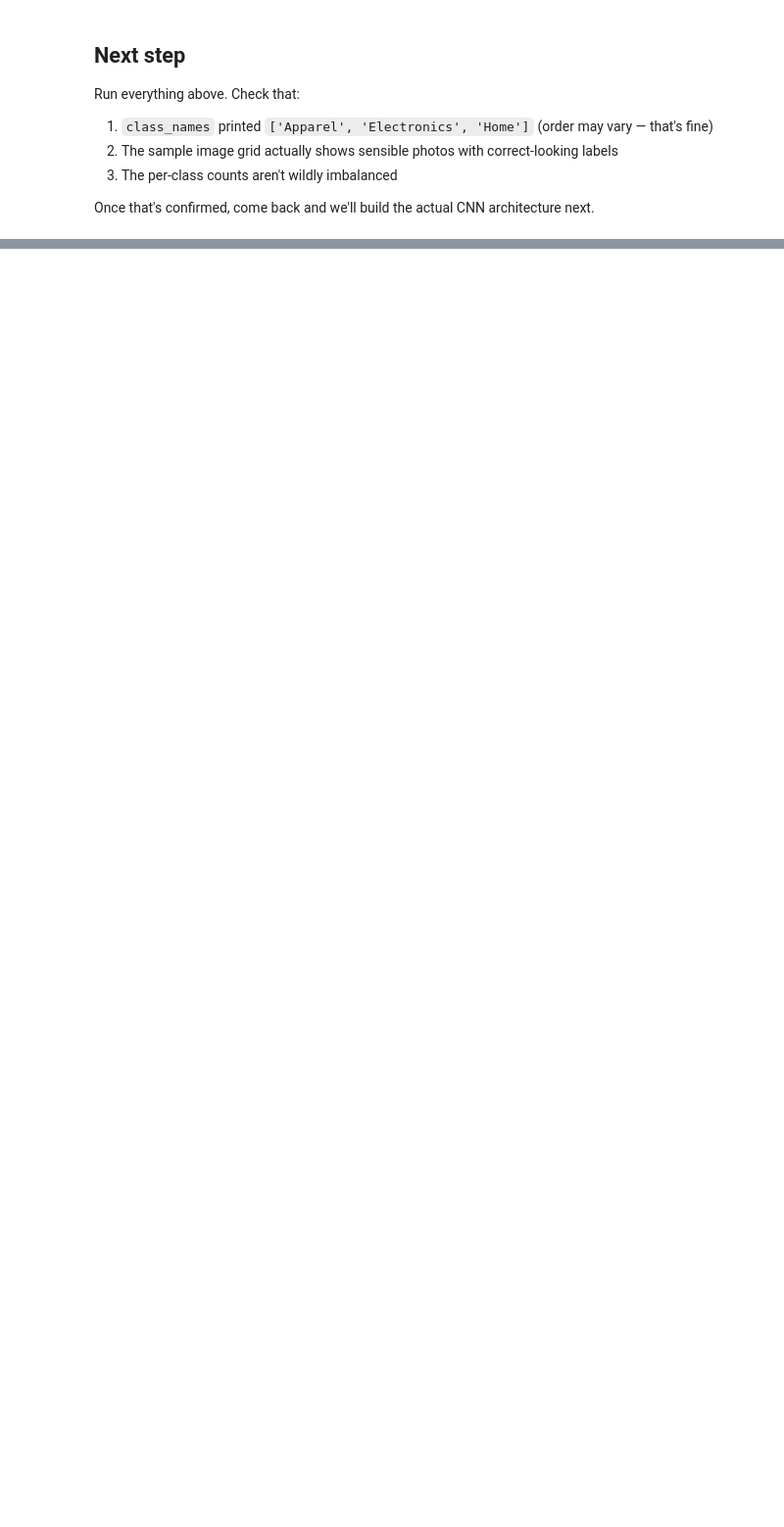
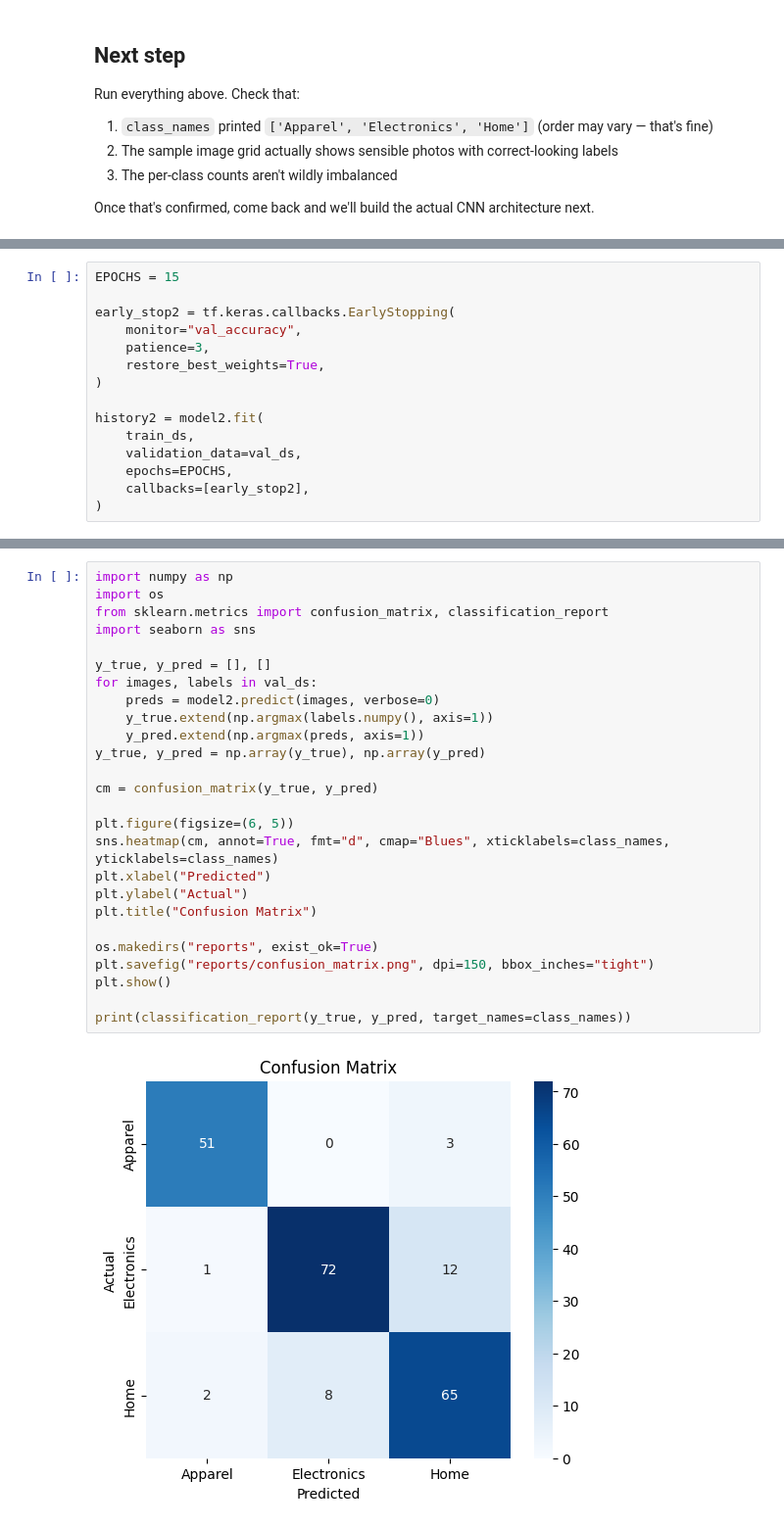
Before and after one commit to abazzzdeep/product-image-classifier, a Jupyter notebook: notebooks/01_train_classifier.ipynb, the cells around one changed output, grey strips where cells are left out. Shown at 98% size. Cells and saved outputs as stored; diff of their text form; blank space fills up the shorter version.

```diff
--- a/notebooks/01_train_classifier.ipynb
+++ b/notebooks/01_train_classifier.ipynb
@@ -128,0 +353,15 @@ Once that's confirmed, come back and we'll build the actual CNN architecture nex
+# %%
+EPOCHS = 15
+
+early_stop2 = tf.keras.callbacks.EarlyStopping(
+    monitor="val_accuracy",
+    patience=3,
+    restore_best_weights=True,
+)
+
+history2 = model2.fit(
+    train_ds,
+    validation_data=val_ds,
+    epochs=EPOCHS,
+    callbacks=[early_stop2],
+)
@@ -128,0 +400,28 @@ Once that's confirmed, come back and we'll build the actual CNN architecture nex
+# %%
+import numpy as np
+import os
+from sklearn.metrics import confusion_matrix, classification_report
+import seaborn as sns
+
+y_true, y_pred = [], []
+for images, labels in val_ds:
+    preds = model2.predict(images, verbose=0)
+    y_true.extend(np.argmax(labels.numpy(), axis=1))
+    y_pred.extend(np.argmax(preds, axis=1))
+y_true, y_pred = np.array(y_true), np.array(y_pred)
+
+cm = confusion_matrix(y_true, y_pred)
+
+plt.figure(figsize=(6, 5))
+sns.heatmap(cm, annot=True, fmt="d", cmap="Blues", xticklabels=class_names, yticklabels=class_names)
+plt.xlabel("Predicted")
+plt.ylabel("Actual")
+plt.title("Confusion Matrix")
+
+os.makedirs("reports", exist_ok=True)
+plt.savefig("reports/confusion_matrix.png", dpi=150, bbox_inches="tight")
+plt.show()
+
+print(classification_report(y_true, y_pred, target_names=class_names))
+# %% [output]
+[figure, added]
```
Also changed, not shown: parts of 20 cells of this notebook.
